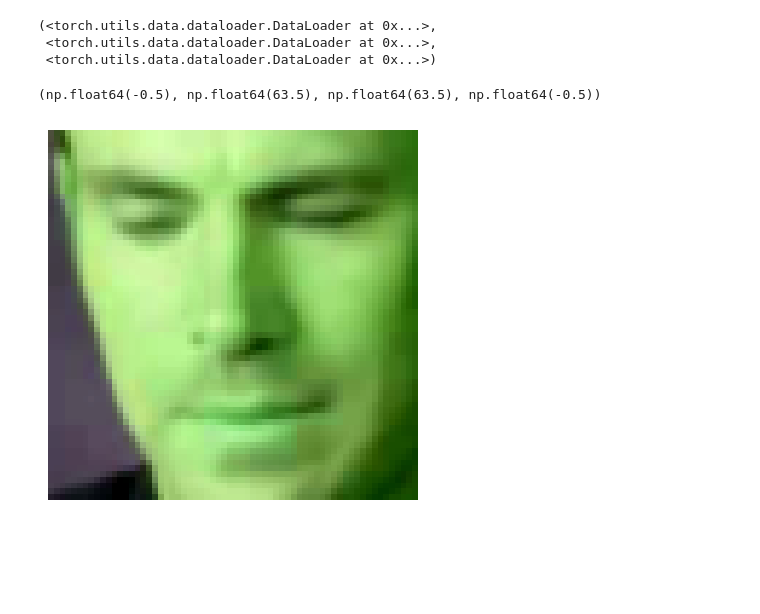
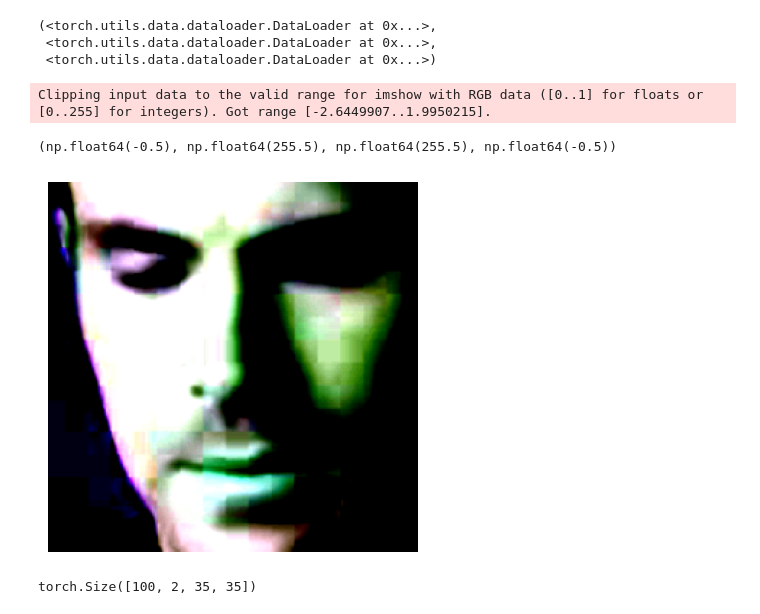
Before and after one commit to ByteBangshu/VideoDeepfakeDetector, a Jupyter notebook: code/data_processing.ipynb, the cells around one changed output. Saved outputs shown, nothing was run; the diff lists cells and outputs as text; code cells hidden in the pictures; blank space fills up the shorter version.

Commit message:
Added data normalization as a transform to the data.

```diff
--- a/code/data_processing.ipynb
+++ b/code/data_processing.ipynb
@@ -55,20 +55,3 @@ print(image.shape)
 # %% [output]
 torch.Size([3, 500, 942])
 [figure]
-# %%
-import face_recognition as fr
-from torchvision.transforms import v2
-import torch
-
-image = torch.tensor(image)
-numpy = image.numpy()
-locations = fr.face_locations(img=numpy)[0]
-top, right, bottom, left = locations[0], locations[1], locations[2], locations[3]
-# Apply transforms
-image = v2.functional.to_pil_image(pic=image.permute(2, 0, 1))
-image = v2.functional.crop(inpt=image, top=top, left=left, height=abs(top-bottom),
-                           width=abs(right-left))
-plt.imshow(image)
-plt.axis(False)
-height, width = image.size # type: ignore
-height, width
@@ -103,6 +83,13 @@ class CropFaceOutOfImage(nn.Module):
                            width=abs(right-left))
         return image
 
+# Custom transform to normalize a given image/frame
+class CalculateMeanStdAndNormalize(nn.Module):
+    def forward(self, img: torch.Tensor) -> torch.Tensor:
+        # Calculate mean and standard deviation (std) of the image
+        average, st_dev = img.mean([1, 2]), img.std([1, 2])
+        return v2.functional.normalize(inpt=img, mean=average, std=st_dev, inplace=True) # type: ignore
+
 # Custom transform that applies all preprocessing needed for dataset/dataloader creation
 # Includes CropFaceOutOfImage()
 class PreprocessVideos(nn.Module):
@@ -112,13 +99,13 @@ class PreprocessVideos(nn.Module):
         torch.cuda.manual_seed(42)
         self.transforms = v2.Compose([
             CropFaceOutOfImage(),
-            v2.Resize(size=(64, 64)),
+            v2.Resize(size=(256, 256)),
             v2.RandomHorizontalFlip(),
             v2.RandomPhotometricDistort(),
             # Using the following compose to replace deprecated v2.ToTensor() transform
-            v2.Compose([
-                v2.ToImage(), v2.ToDtype(torch.float32, scale=True)
-                ])
+            v2.Compose([v2.ToImage(), v2.ToDtype(torch.float32, scale=True)]),
+            # Then, normalize...
+            CalculateMeanStdAndNormalize()
             ])
 
     def forward(self, video: VideoDecoder) -> torch.Tensor:
@@ -271,11 +259,12 @@ train_dl, validation_dl, test_dl
 # %%
 import matplotlib.pyplot as plt
 # Testing: display a video frame from the validation set
 torch.manual_seed(42)
 video = validation_dataset[0][0]
-plt.imshow(video.permute(1, 2, 3, 0)[0])
+plt.imshow(video.permute(1, 2, 3, 0)[0].numpy())
 plt.axis(False)
 # %% [output]
-(np.float64(-0.5), np.float64(63.5), np.float64(63.5), np.float64(-0.5))
+Clipping input data to the valid range for imshow with RGB data ([0..1] for floats or [0..255] for integers). Got range [-2.6449907..1.9950215].
+(np.float64(-0.5), np.float64(255.5), np.float64(255.5), np.float64(-0.5))
-[figure, old version]
+[figure, new version]
 # %%
@@ -283,0 +299,8 @@ from torch import nn
+# %%
+# Test dummy input on tiny VGG to ensure it reduces size of frames from [256, 256, 3]
+# to [64, 64, 3]
+test_VGG = TinyVGG(in_feats=3, hidden_feats=10, out_feats=2)
+input = torch.randn(100, 3, 256, 256)
+test_VGG(input).shape
+# %% [output]
+torch.Size([100, 2, 35, 35])
```
Also changed, not shown: parts of 6 cells of this notebook.
